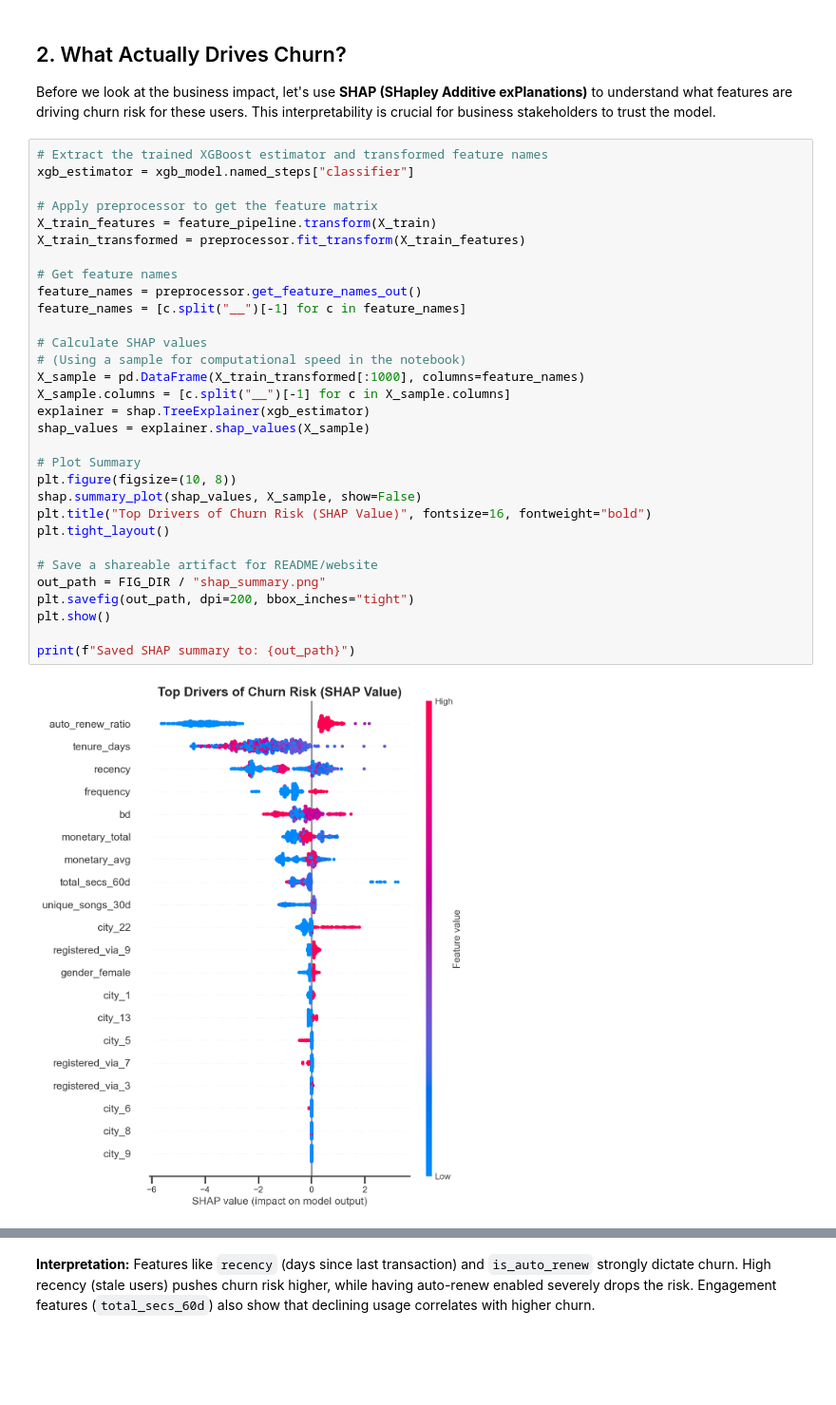
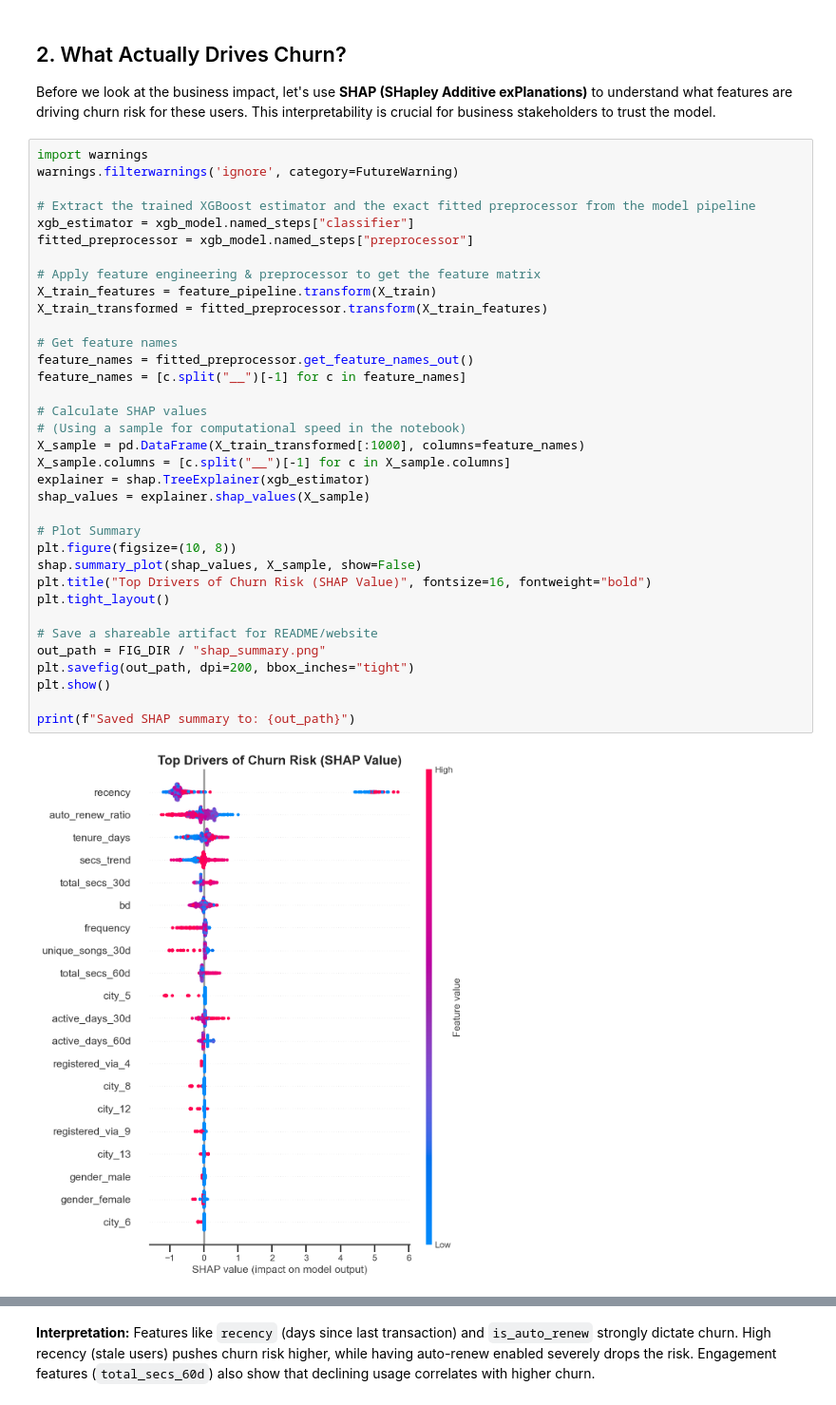
Before and after one commit to CCallahan308/ecommerce-retention-growth, a Jupyter notebook: notebooks/02_business_impact_scenarios.ipynb, the cells around one changed output, grey strips where cells are left out. Shown at 95% size. Cells and saved outputs as stored; diff of their text form; blank space fills up the shorter version.

```diff
--- a/notebooks/02_business_impact_scenarios.ipynb
+++ b/notebooks/02_business_impact_scenarios.ipynb
@@ -127,38 +133,42 @@ Saved confusion matrix to: C:\Users\Calla\OneDrive\Desktop\Project\Test\ecommerc
 
 Before we look at the business impact, let's use **SHAP (SHapley Additive exPlanations)** to understand what features are driving churn risk for these users. This interpretability is crucial for business stakeholders to trust the model.
 # %%
-# Extract the trained XGBoost estimator and transformed feature names
+import warnings
+warnings.filterwarnings('ignore', category=FutureWarning)
+
+# Extract the trained XGBoost estimator and the exact fitted preprocessor from the model pipeline
 xgb_estimator = xgb_model.named_steps["classifier"]
+fitted_preprocessor = xgb_model.named_steps["preprocessor"]
 
-# Apply preprocessor to get the feature matrix
+# Apply feature engineering & preprocessor to get the feature matrix
 X_train_features = feature_pipeline.transform(X_train)
-X_train_transformed = preprocessor.fit_transform(X_train_features)
+X_train_transformed = fitted_preprocessor.transform(X_train_features)
 
 # Get feature names
-feature_names = preprocessor.get_feature_names_out()
+feature_names = fitted_preprocessor.get_feature_names_out()
 feature_names = [c.split("__")[-1] for c in feature_names]
 
 # Calculate SHAP values
 # (Using a sample for computational speed in the notebook)
 X_sample = pd.DataFrame(X_train_transformed[:1000], columns=feature_names)
 X_sample.columns = [c.split("__")[-1] for c in X_sample.columns]
 explainer = shap.TreeExplainer(xgb_estimator)
 shap_values = explainer.shap_values(X_sample)
 
 # Plot Summary
 plt.figure(figsize=(10, 8))
 shap.summary_plot(shap_values, X_sample, show=False)
 plt.title("Top Drivers of Churn Risk (SHAP Value)", fontsize=16, fontweight="bold")
 plt.tight_layout()
 
 # Save a shareable artifact for README/website
 out_path = FIG_DIR / "shap_summary.png"
 plt.savefig(out_path, dpi=200, bbox_inches="tight")
 plt.show()
 
 print(f"Saved SHAP summary to: {out_path}")
 # %% [output]
-[figure, old version]
+[figure, new version]
 Saved SHAP summary to: C:\Users\Calla\OneDrive\Desktop\Project\Test\ecommerce-retention-growth\figures\shap_summary.png
 # %% [markdown]
 **Interpretation:**
```
Also changed, not shown: parts of 5 cells of this notebook, 6 other files.
